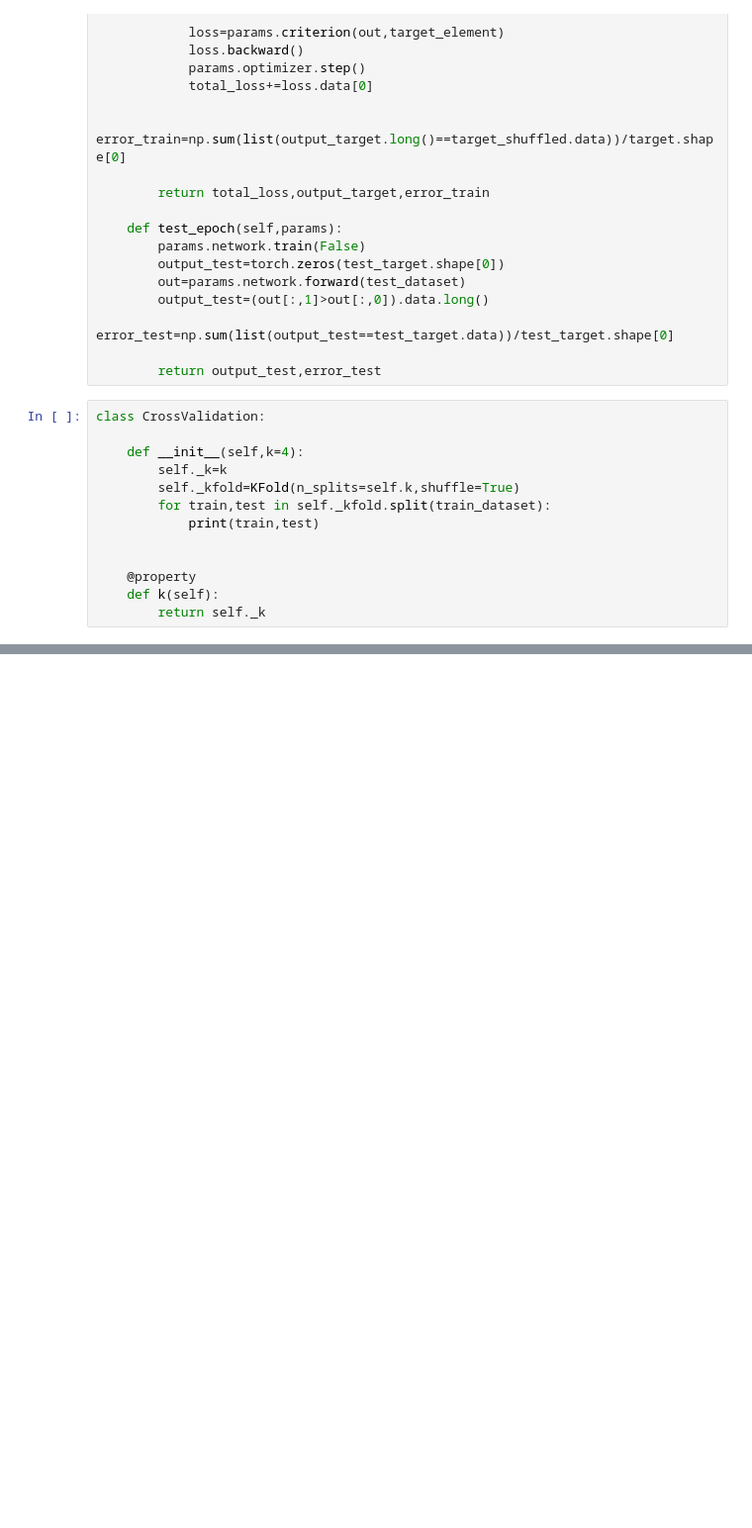
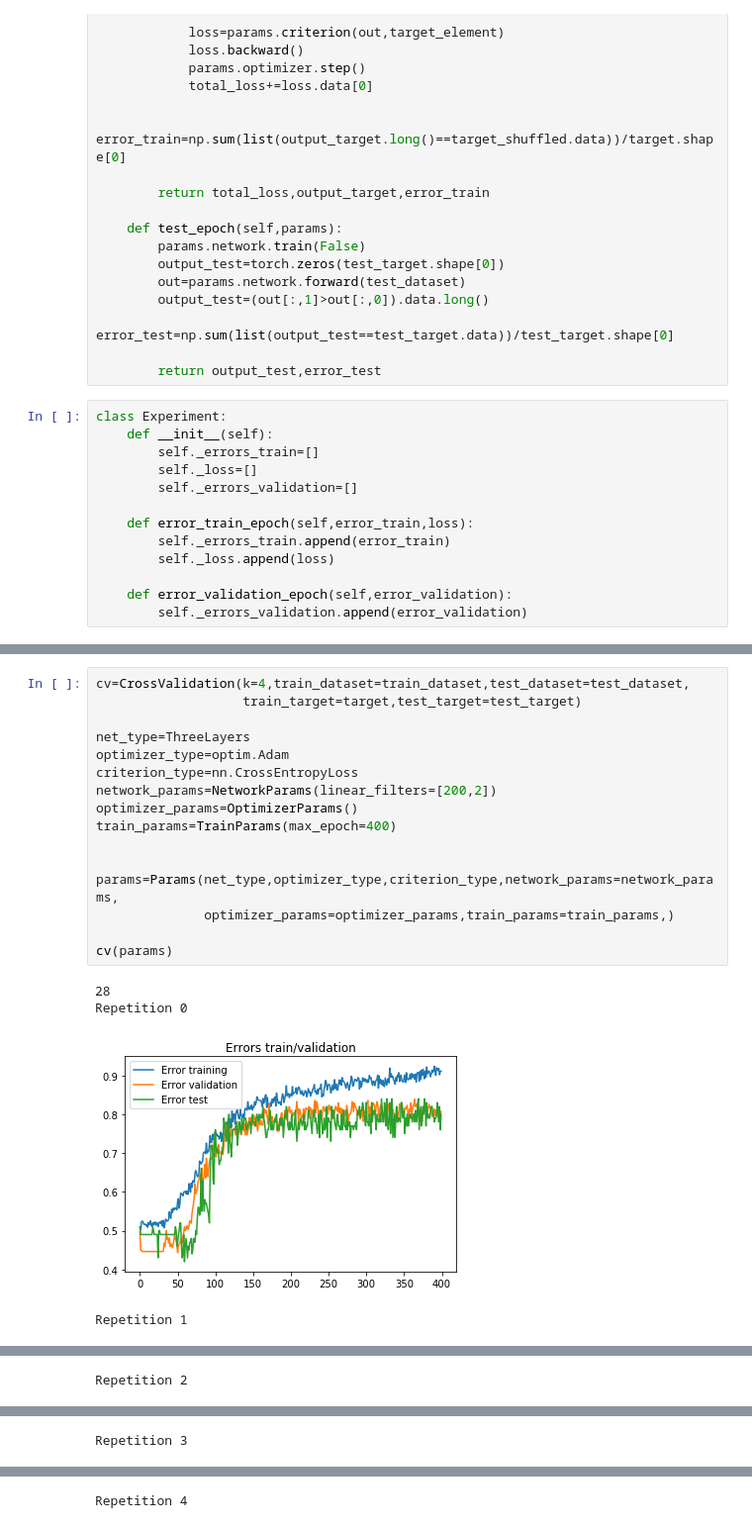
Before and after one commit to deatinor/EEG, a Jupyter notebook: stefano/cross_validation.ipynb, the cells around one changed output, grey strips where cells are left out. Shown at 99% size. Saved outputs shown, nothing was run; the diff lists cells and outputs as text; blank space fills up the shorter version.

Commit message:
Added cross validation
Signed-off-by: savare <savare@tsf-484-wpa-4-080.epfl.ch>

```diff
--- a/stefano/cross_validation.ipynb
+++ b/stefano/cross_validation.ipynb
@@ -209,16 +216,16 @@ class Train:
         error_test=np.sum(list(output_test==test_target.data))/test_target.shape[0]
 
         return output_test,error_test
-# %%
-class CrossValidation:
-
-    def __init__(self,k=4):
-        self._k=k
-        self._kfold=KFold(n_splits=self.k,shuffle=True)
-        for train,test in self._kfold.split(train_dataset):
-            print(train,test)
-
-
-    @property
-    def k(self):
-        return self._k
+# %%
+class Experiment:
+    def __init__(self):
+        self._errors_train=[]
+        self._loss=[]
+        self._errors_validation=[]
+
+    def error_train_epoch(self,error_train,loss):
+        self._errors_train.append(error_train)
+        self._loss.append(loss)
+
+    def error_validation_epoch(self,error_validation):
+        self._errors_validation.append(error_validation)
@@ -224,0 +417,21 @@ class CrossValidation:
+# %%
+cv=CrossValidation(k=4,train_dataset=train_dataset,test_dataset=test_dataset,
+                   train_target=target,test_target=test_target)
+
+net_type=ThreeLayers
+optimizer_type=optim.Adam
+criterion_type=nn.CrossEntropyLoss
+network_params=NetworkParams(linear_filters=[200,2])
+optimizer_params=OptimizerParams()
+train_params=TrainParams(max_epoch=400)
+
+
+params=Params(net_type,optimizer_type,criterion_type,network_params=network_params,
+              optimizer_params=optimizer_params,train_params=train_params,)
+
+cv(params)
+# %% [output]
+28
+Repetition 0
+[figure, added]
+Repetition 1
@@ -224,0 +439 @@ class CrossValidation:
+Repetition 2
@@ -224,0 +441 @@ class CrossValidation:
+Repetition 3
@@ -224,0 +443 @@ class CrossValidation:
+Repetition 4
```
Also changed, not shown: parts of 7 cells of this notebook.
